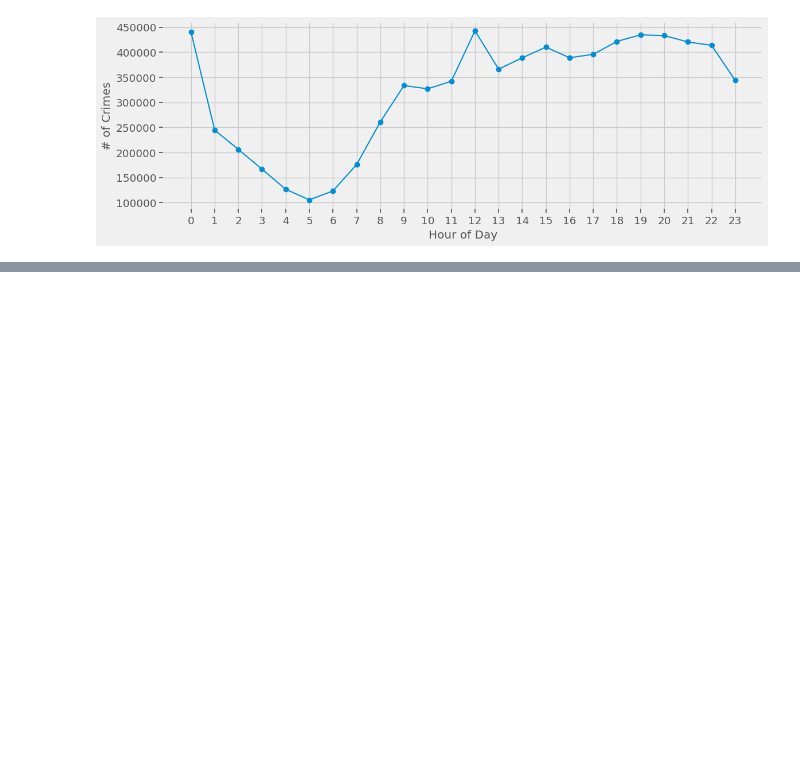
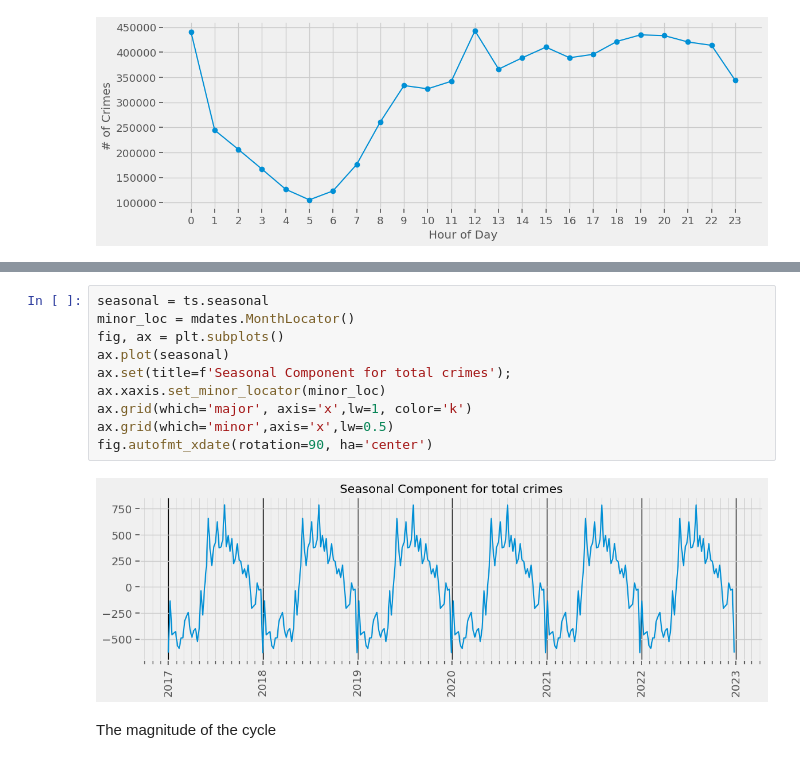
Before and after one commit to Khalil-Salama/Chicago-crime-data, a Jupyter notebook: Chicago_crime_data.ipynb, the cells around one changed output, grey strips where cells are left out. Drawn from its saved outputs; the diff is of its cells as text; blank space fills up the shorter version.

```diff
--- a/Chicago_crime_data.ipynb
+++ b/Chicago_crime_data.ipynb
@@ -707,0 +889,14 @@ ax = hour_counts.plot(style='o-',grid=True,ylabel='# of Crimes', xlabel='Hour of
+# %%
+seasonal = ts.seasonal
+minor_loc = mdates.MonthLocator()
+fig, ax = plt.subplots()
+ax.plot(seasonal)
+ax.set(title=f'Seasonal Component for total crimes');
+ax.xaxis.set_minor_locator(minor_loc)
+ax.grid(which='major', axis='x',lw=1, color='k')
+ax.grid(which='minor',axis='x',lw=0.5)
+fig.autofmt_xdate(rotation=90, ha='center')
+# %% [output]
+[figure, added]
+# %% [markdown]
+The magnitude of the cycle
```
Also changed, not shown: parts of 37 cells of this notebook.
